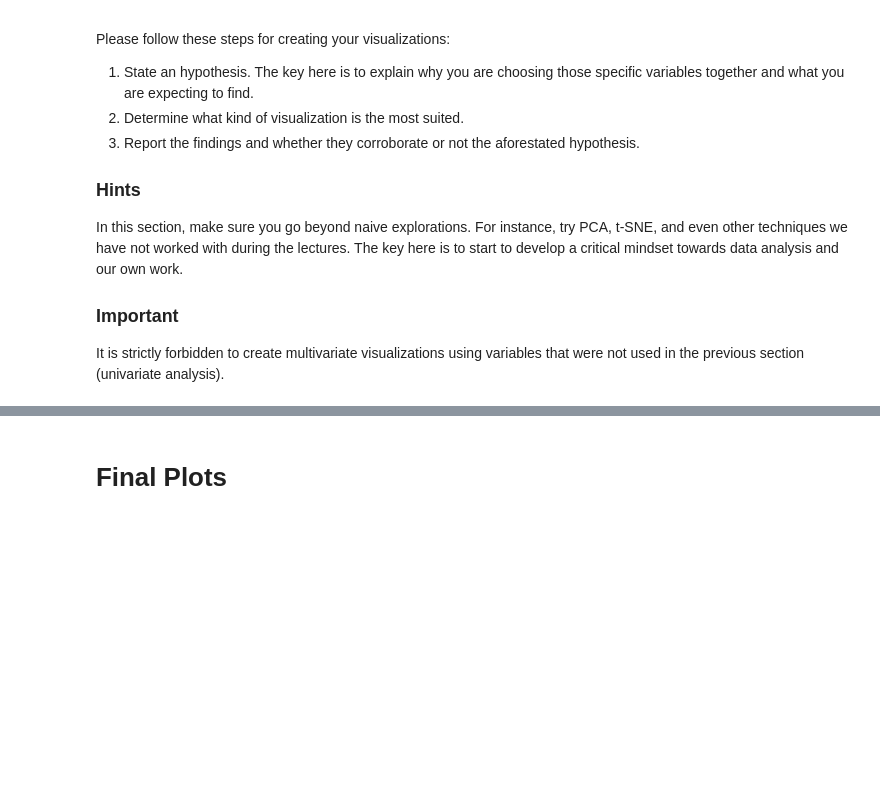
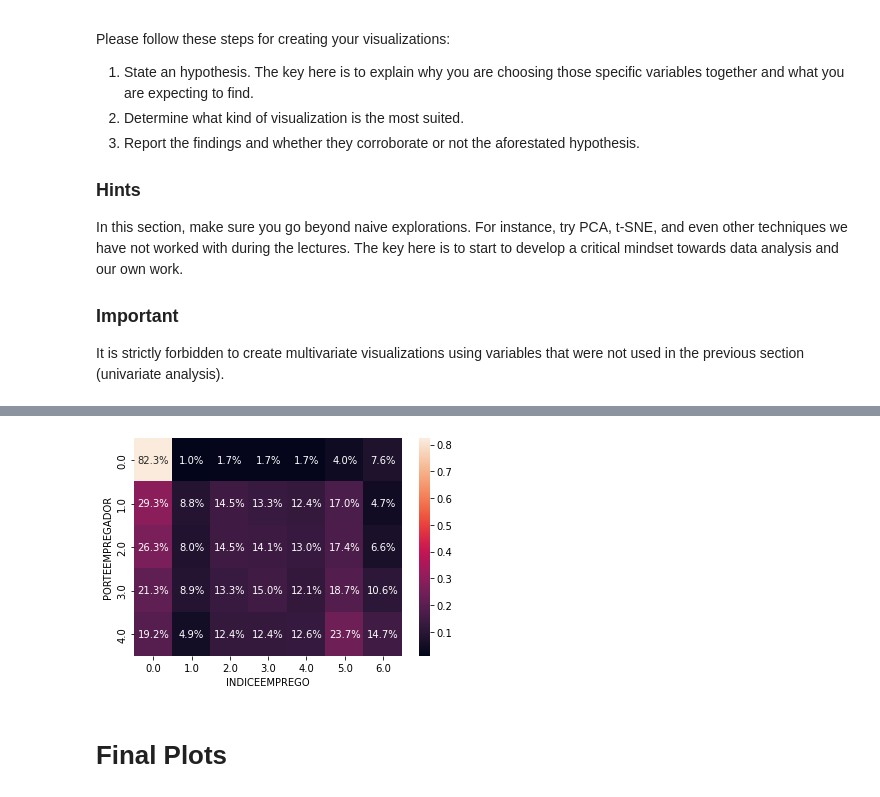
Before and after one commit to ednakatani/Data-Science, a Jupyter notebook: DS_project.ipynb, the cells around one changed output, grey strips where cells are left out. Drawn from its saved outputs; the diff is of its cells as text; code cells hidden in the pictures; blank space fills up the shorter version.

```diff
--- a/DS_project.ipynb
+++ b/DS_project.ipynb
@@ -211,3 +223,12 @@ It is strictly forbidden to create multivariate visualizations using variables t
+# %%
+porte = df_train['PORTEEMPREGADOR']
+indice = df_train['INDICEEMPREGO']
+#porte.value_counts()
+ctab = pd.crosstab(porte,indice, normalize='index')
+sns.heatmap(ctab, annot=True, fmt='.1%')
+plt.show()
+# %% [output]
+[figure, added]
 # %% [markdown]
 # Final Plots
 # %% [markdown]
```
Also changed, not shown: parts of 2 cells of this notebook.
